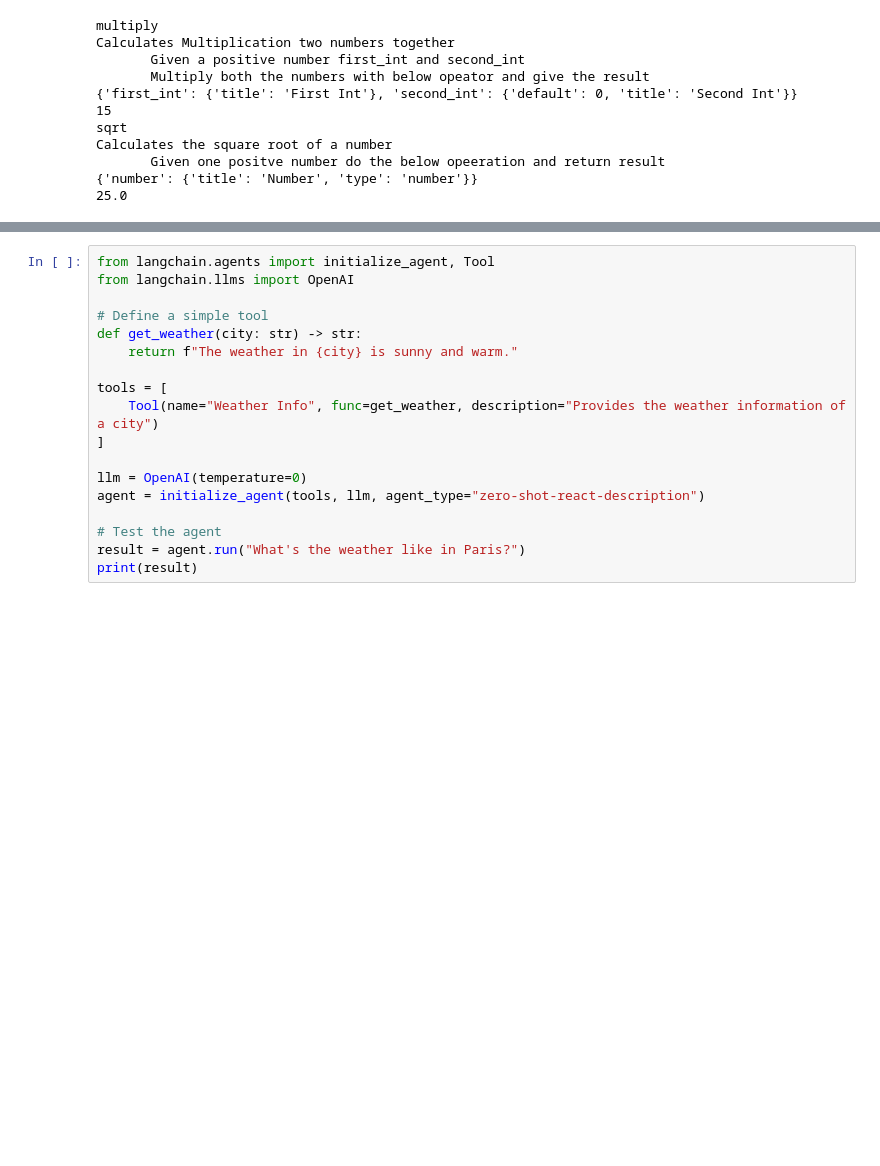
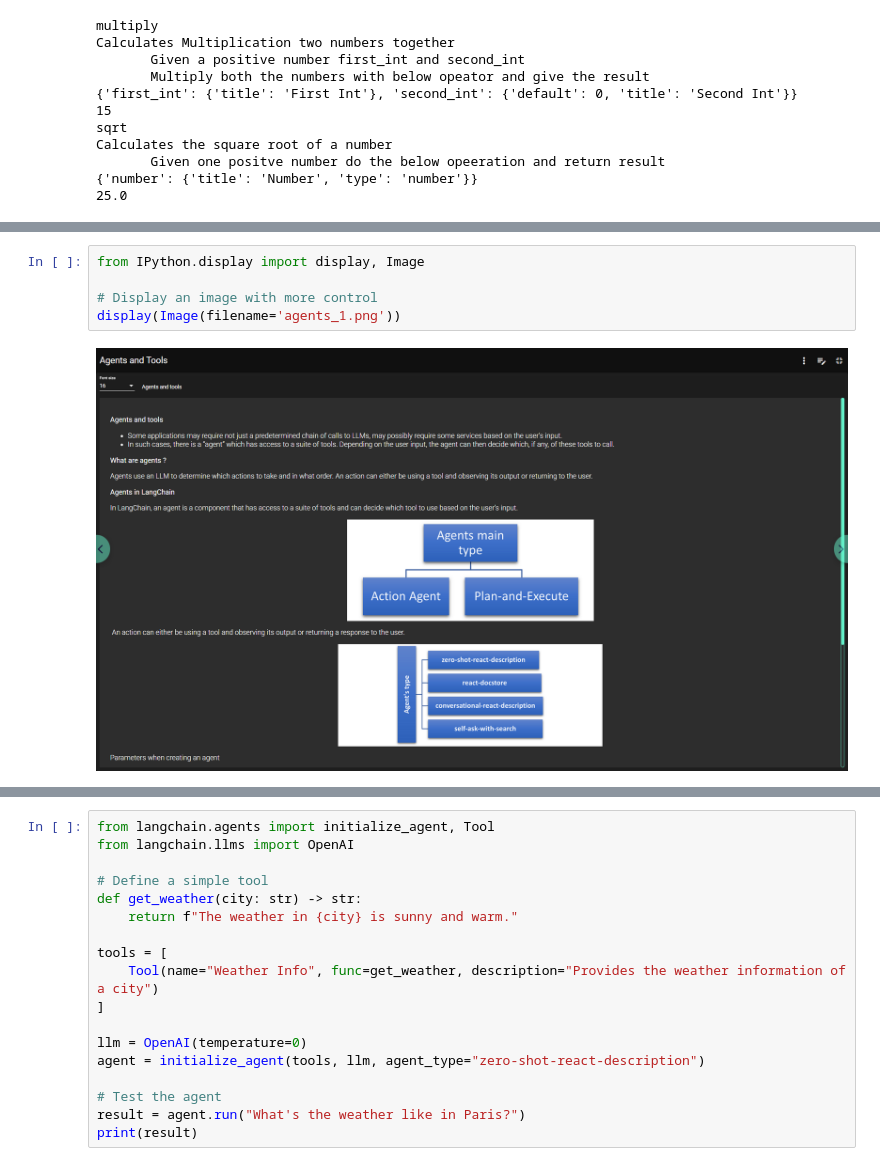
Before and after one commit to Shanmukh15501/GenAI, a Jupyter notebook: agents.ipynb, the cells around one changed output, grey strips where cells are left out. Cells and saved outputs as stored; diff of their text form; blank space fills up the shorter version.

```diff
--- a/agents.ipynb
+++ b/agents.ipynb
@@ -274,0 +133,7 @@ response: {'input': 'What time is it?', 'output': 'The current time is 02:49 PM.
+# %%
+from IPython.display import display, Image
+
+# Display an image with more control
+display(Image(filename='agents_1.png'))
+# %% [output]
+[figure, added]
```
Also changed, not shown: parts of 9 cells of this notebook, 6 other files.
